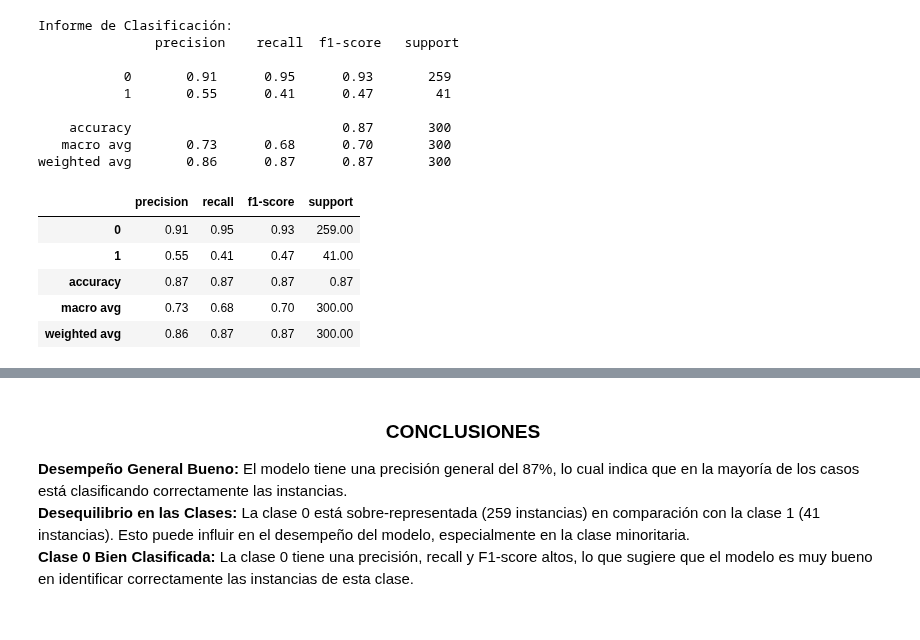
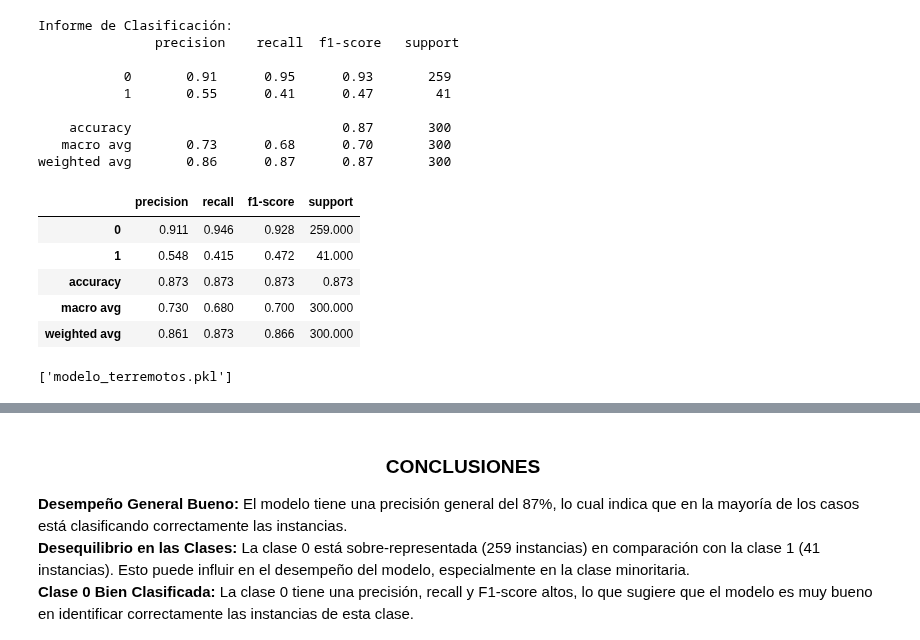
Before and after one commit to CristianLLDev/talentotech, a Jupyter notebook: Proyecto Final Regresion Logistica Terremotos/Exposicion _Regresion_logistica_Clasificacion_Intensidad_Terremotos.ipynb, the cells around one changed output, grey strips where cells are left out. Drawn from its saved outputs; the diff is of its cells as text; code cells hidden in the pictures.

```diff
--- a/Proyecto Final Regresion Logistica Terremotos/Exposicion _Regresion_logistica_Clasificacion_Intensidad_Terremotos.ipynb
+++ b/Proyecto Final Regresion Logistica Terremotos/Exposicion _Regresion_logistica_Clasificacion_Intensidad_Terremotos.ipynb
@@ -362,14 +371,19 @@ weighted avg       0.86      0.87      0.87       300
 # %%
 # Crear un DataFrame con los resultados del informe de clasificación
 report = classification_report(y_test, y_pred, output_dict=True)
 df = pd.DataFrame(report).transpose()
 
 # Aplicar estilos a la tabla
-df.style.background_gradient(cmap='Greens').format("{:.2f}")
+df.style.background_gradient(cmap='Greens').format("{:.3f}")
 # %% [output]
 |  | precision | recall | f1-score | support |
-| 0 | 0.91 | 0.95 | 0.93 | 259.00 |
-| 1 | 0.55 | 0.41 | 0.47 | 41.00 |
-| accuracy | 0.87 | 0.87 | 0.87 | 0.87 |
-| macro avg | 0.73 | 0.68 | 0.70 | 300.00 |
-| weighted avg | 0.86 | 0.87 | 0.87 | 300.00 |
+| 0 | 0.911 | 0.946 | 0.928 | 259.000 |
+| 1 | 0.548 | 0.415 | 0.472 | 41.000 |
+| accuracy | 0.873 | 0.873 | 0.873 | 0.873 |
+| macro avg | 0.730 | 0.680 | 0.700 | 300.000 |
+| weighted avg | 0.861 | 0.873 | 0.866 | 300.000 |
+# %%
+import joblib
+joblib.dump(model, 'modelo_terremotos.pkl')
+# %% [output]
+['modelo_terremotos.pkl']
```
Also changed, not shown: parts of 9 cells of this notebook, 3 other files.
